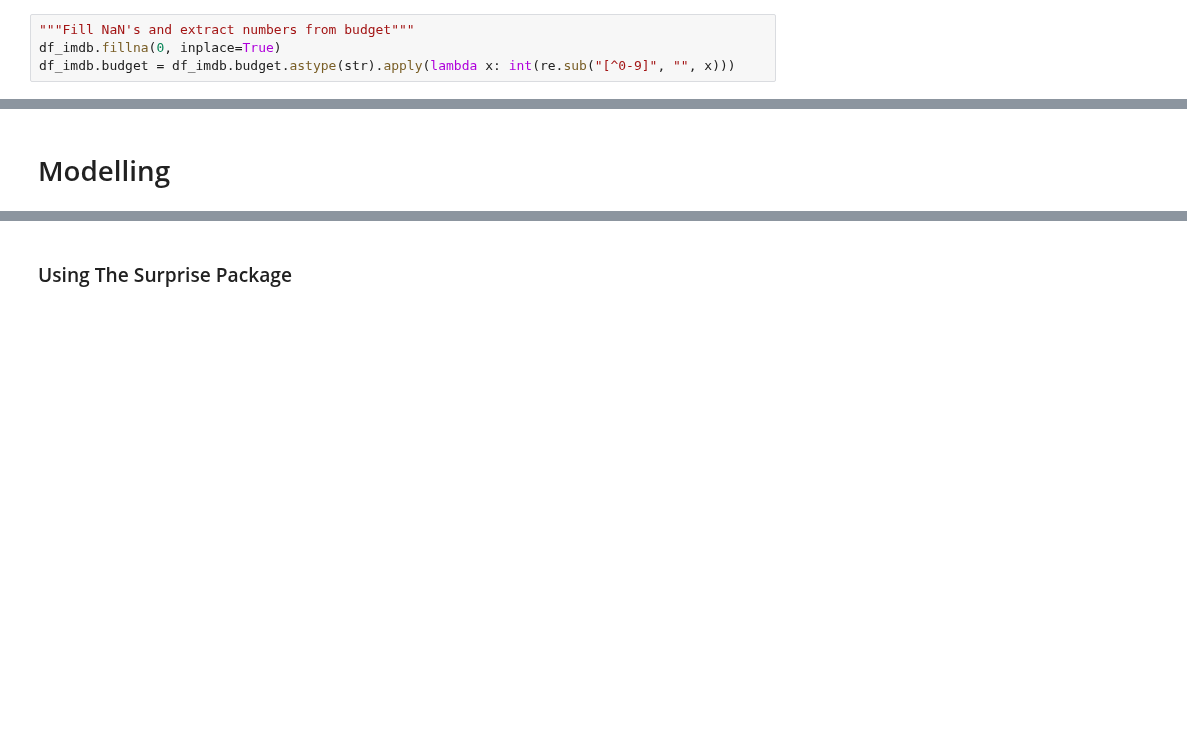
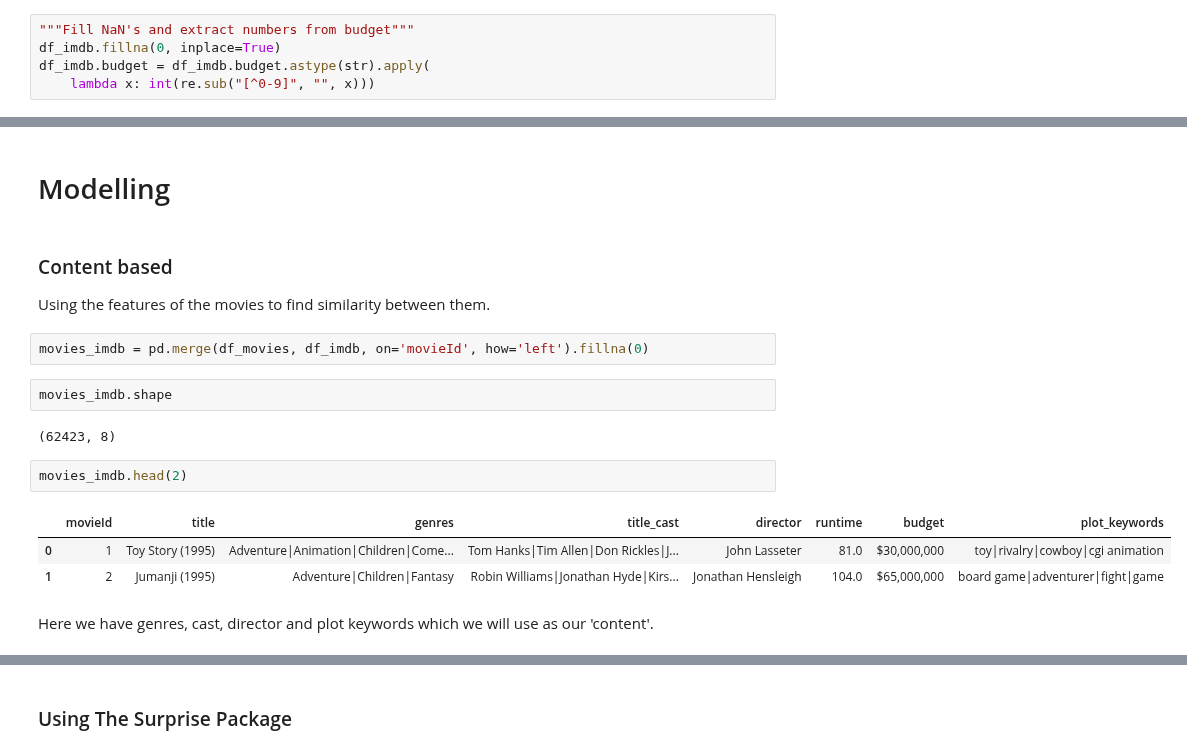
Before and after one commit to daniel-bru/ZM5-Recommender_System-2022, a Jupyter notebook: zm5-recommender-system-main.ipynb, the cells around one changed output, grey strips where cells are left out. Drawn from its saved outputs; the diff is of its cells as text; blank space fills up the shorter version.

```diff
--- a/zm5-recommender-system-main.ipynb
+++ b/zm5-recommender-system-main.ipynb
@@ -542,7 +568,8 @@ def create_features(df, column, features):
 # %%
 """Fill NaN's and extract numbers from budget"""
 df_imdb.fillna(0, inplace=True)
-df_imdb.budget = df_imdb.budget.astype(str).apply(lambda x: int(re.sub("[^0-9]", "", x)))
+df_imdb.budget = df_imdb.budget.astype(str).apply(
+    lambda x: int(re.sub("[^0-9]", "", x)))
 # %%
 %%time
 movies_genres = pd.DataFrame(df_movies[['movieId', 'genres']],
@@ -576,3 +604,20 @@ del rating_count, user_count, movies_genres, cast, cast_movie
 sleep(2)
 # %% [markdown]
 # Modelling
+# %% [markdown]
+### Content based
+Using the features of the movies to find similarity between them.
+# %%
+movies_imdb = pd.merge(df_movies, df_imdb, on='movieId', how='left').fillna(0)
+# %%
+movies_imdb.shape
+# %% [output]
+(62423, 8)
+# %%
+movies_imdb.head(2)
+# %% [output]
+|  | movieId | title | genres | title_cast | director | runtime | budget | plot_keywords |
+| 0 | 1 | Toy Story (1995) | Adventure|Animation|Children|Come... | Tom Hanks|Tim Allen|Don Rickles|J... | John Lasseter | 81.0 | $30,000,000 | toy|rivalry|cowboy|cgi animation |
+| 1 | 2 | Jumanji (1995) | Adventure|Children|Fantasy | Robin Williams|Jonathan Hyde|Kirs... | Jonathan Hensleigh | 104.0 | $65,000,000 | board game|adventurer|fight|game |
+# %% [markdown]
+Here we have genres, cast, director and plot keywords which we will use as our 'content'.
```
Also changed, not shown: parts of 67 cells of this notebook.
